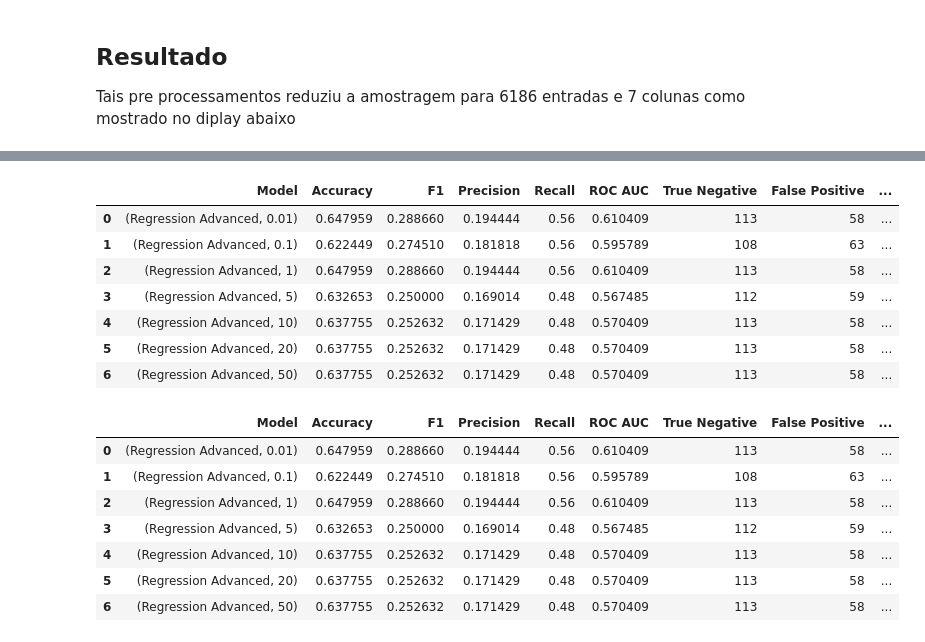
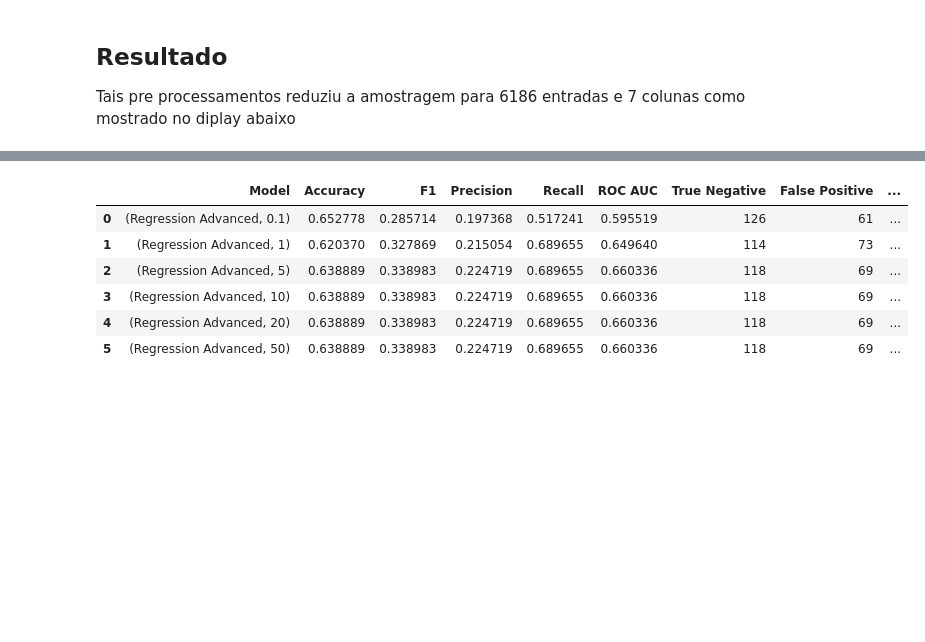
Before and after one commit to edilsonchaves/MVP-Machine-Learning-Analytics, a Jupyter notebook: OscarResearchML.ipynb, the cells around one changed output, grey strips where cells are left out. Cells and saved outputs as stored; diff of their text form; code cells hidden in the pictures; blank space fills up the shorter version.

```diff
--- a/OscarResearchML.ipynb
+++ b/OscarResearchML.ipynb
@@ -81,7 +65,12 @@ Além destas colunas foi necessário acrescentar mais 3 colunas
 
 Na coluna de vencedores os valores 0 indica que a indicação não conquistou o prêmio e 1 é a indicação vencedora
+# %%
+df.insert(8, "Genre", "Genre of Film")
+# %%
+df.loc[df["Name"] == "Nugent Slaughter", "Film"] = "The Jazz Singer"
+df.loc[df["Name"] == "Ralph Hammeras", "Film"] = "Undefined Film"
 # %%
-df_Selected_Colluns = ["Ceremony", "Year", "Class", "CanonicalCategory", "Film", "Name", "Winner"]
+df_Selected_Colluns = ["Ceremony", "Year", "Class", "CanonicalCategory", "Film", "Genre", "Winner"]
 df_With_Colluns = df[df_Selected_Colluns].copy()
 # %%
 df_With_Colluns["Winner"] = df_With_Colluns["Winner"].fillna(0)
@@ -301,7 +238,7 @@ df_best_pictures_ML["Year"] = (
     .astype(int)
 )
 # %%
-train_test_split_year = 2000
+train_test_split_year = 1996
 train_df = df_best_pictures_ML[df_best_pictures_ML["Year"] <= train_test_split_year]
 test_df = df_best_pictures_ML[df_best_pictures_ML["Year"] > train_test_split_year]
 # %%
@@ -430,26 +349,17 @@ display(df_modify_results)
 # %%
 all_modify_results = []
-for c in [0.01, 0.1, 1, 5, 10, 20, 50]:
+for c in [0.1, 1, 5, 10, 20, 50]:
   method_name = "Regression Advanced", c
   modelAdvanced = LogisticRegression(C = c, random_state=42, max_iter=1000, class_weight="balanced")
   result = evaluate_model(method_name, modelAdvanced, x_train, x_test, y_train, y_test)
   all_modify_results.append(result)
 df_modify_results = pd.DataFrame(all_modify_results)
 display(df_modify_results)
 # %% [output]
 |  | Model | Accuracy | F1 | Precision | Recall | ROC AUC | True Negative | False Positive | ... |
-| 0 | (Regression Advanced, 0.01) | 0.647959 | 0.288660 | 0.194444 | 0.56 | 0.610409 | 113 | 58 | ... |
-| 1 | (Regression Advanced, 0.1) | 0.622449 | 0.274510 | 0.181818 | 0.56 | 0.595789 | 108 | 63 | ... |
-| 2 | (Regression Advanced, 1) | 0.647959 | 0.288660 | 0.194444 | 0.56 | 0.610409 | 113 | 58 | ... |
-| 3 | (Regression Advanced, 5) | 0.632653 | 0.250000 | 0.169014 | 0.48 | 0.567485 | 112 | 59 | ... |
-| 4 | (Regression Advanced, 10) | 0.637755 | 0.252632 | 0.171429 | 0.48 | 0.570409 | 113 | 58 | ... |
-| 5 | (Regression Advanced, 20) | 0.637755 | 0.252632 | 0.171429 | 0.48 | 0.570409 | 113 | 58 | ... |
-| 6 | (Regression Advanced, 50) | 0.637755 | 0.252632 | 0.171429 | 0.48 | 0.570409 | 113 | 58 | ... |
+| 0 | (Regression Advanced, 0.1) | 0.652778 | 0.285714 | 0.197368 | 0.517241 | 0.595519 | 126 | 61 | ... |
+| 1 | (Regression Advanced, 1) | 0.620370 | 0.327869 | 0.215054 | 0.689655 | 0.649640 | 114 | 73 | ... |
+| 2 | (Regression Advanced, 5) | 0.638889 | 0.338983 | 0.224719 | 0.689655 | 0.660336 | 118 | 69 | ... |
+| 3 | (Regression Advanced, 10) | 0.638889 | 0.338983 | 0.224719 | 0.689655 | 0.660336 | 118 | 69 | ... |
+| 4 | (Regression Advanced, 20) | 0.638889 | 0.338983 | 0.224719 | 0.689655 | 0.660336 | 118 | 69 | ... |
+| 5 | (Regression Advanced, 50) | 0.638889 | 0.338983 | 0.224719 | 0.689655 | 0.660336 | 118 | 69 | ... |
-|  | Model | Accuracy | F1 | Precision | Recall | ROC AUC | True Negative | False Positive | ... |
-| 0 | (Regression Advanced, 0.01) | 0.647959 | 0.288660 | 0.194444 | 0.56 | 0.610409 | 113 | 58 | ... |
-| 1 | (Regression Advanced, 0.1) | 0.622449 | 0.274510 | 0.181818 | 0.56 | 0.595789 | 108 | 63 | ... |
-| 2 | (Regression Advanced, 1) | 0.647959 | 0.288660 | 0.194444 | 0.56 | 0.610409 | 113 | 58 | ... |
-| 3 | (Regression Advanced, 5) | 0.632653 | 0.250000 | 0.169014 | 0.48 | 0.567485 | 112 | 59 | ... |
-| 4 | (Regression Advanced, 10) | 0.637755 | 0.252632 | 0.171429 | 0.48 | 0.570409 | 113 | 58 | ... |
-| 5 | (Regression Advanced, 20) | 0.637755 | 0.252632 | 0.171429 | 0.48 | 0.570409 | 113 | 58 | ... |
-| 6 | (Regression Advanced, 50) | 0.637755 | 0.252632 | 0.171429 | 0.48 | 0.570409 | 113 | 58 | ... |
```
Also changed, not shown: parts of 15 cells of this notebook.
